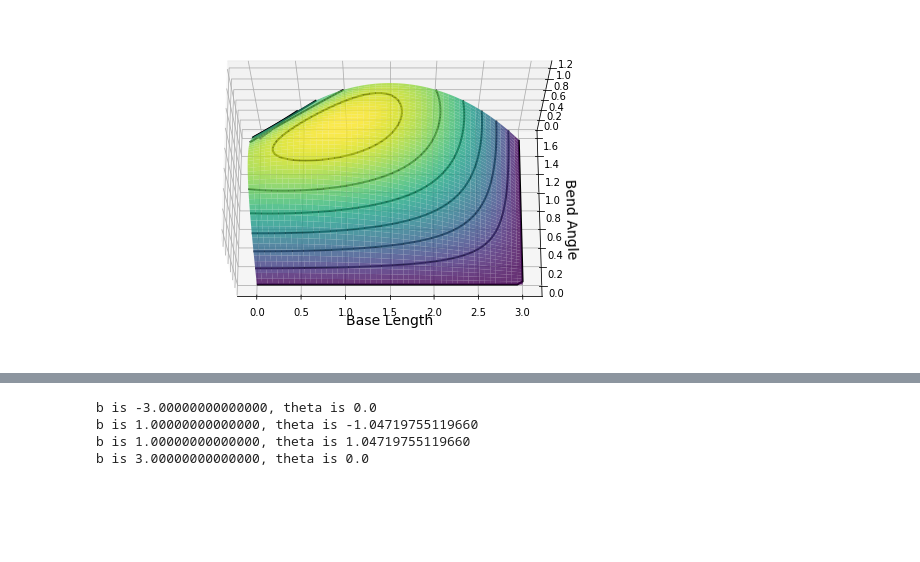
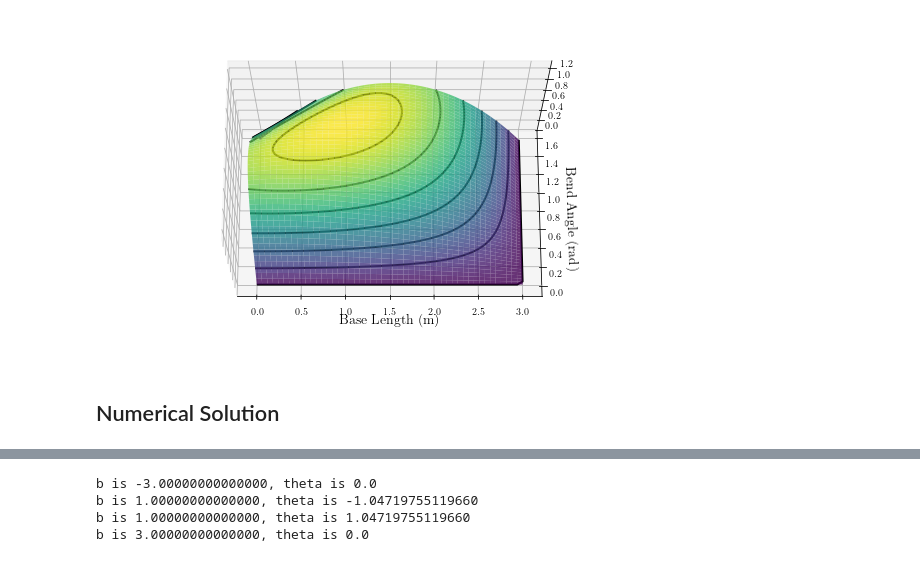
Before and after one commit to thetruejacob/CS164, a Jupyter notebook: Exact Line Search.ipynb, the cells around one changed output, grey strips where cells are left out. Drawn from its saved outputs; the diff is of its cells as text; code cells hidden in the pictures; blank space fills up the shorter version.

```diff
--- a/Exact Line Search.ipynb
+++ b/Exact Line Search.ipynb
@@ -9,0 +22,15 @@ $$ A(b,\theta) = ab \sin(\theta) + a^2 \sin(\theta)  \cos(\theta)  = a \sin(\the
+# %%
+fig, ax = plt.subplots(figsize = (10,6))
+plt.rc('text', usetex=True)
+plt.rc('font', family='serif')
+CS = ax.contour(b, theta, area,  colors = 'black', antialiased = True)
+plt.clabel(CS, inline=1, fmt = '%1.1f', fontsize=10)
+plt.imshow(area, extent = [0, 3, 0, np.pi/2], origin = 'lower', cmap='viridis', alpha = 0.6)
+
+# plt.title('Area as function of Base Length and Bend Angle', fontsize=20)
+plt.xlabel(r'Base Length (m)', fontsize=18)
+plt.ylabel(r'Bend Angle ($\textrm{rad}$)', fontsize=18)
+
+plt.savefig("Unconstrained Optimization/2dplot.png", bbox_inches='tight')
+
+plt.show()
@@ -10,27 +39,22 @@ $$ A(b,\theta) = ab \sin(\theta) + a^2 \sin(\theta)  \cos(\theta)  = a \sin(\the
 # %%
-import numpy as np
-import matplotlib.pyplot as plt
-from matplotlib import cm
-from mpl_toolkits.mplot3d import Axes3D
-import seaborn as sns
-
-b = np.linspace(0, 3)
-theta = np.linspace(0, np.pi/2)
-b, theta = np.meshgrid(b, theta)
-
-area =  0.5 * (3-b) * np.sin(theta) * (b + 0.5 * (3-b)* np.cos(theta))
-
 fig = plt.figure(figsize = (10, 6))
 ax = fig.gca(projection='3d')
+plt.rc('text', usetex=True)
+plt.rc('font', family='serif')
 surf = ax.plot_surface(b, theta, area, cmap = 'viridis',
                        linewidth = 0.01, antialiased = True, alpha = 0.8)
 cset = ax.contour(b, theta, area, zdir='b',  colors = 'black', linewidths = 2)
 ax.view_init(elev=70, azim=-90)
 
 
 # plt.title('Area as function of Base Length and Bend Angle', fontsize=20)
-plt.xlabel('Base Length', fontsize=14)
-plt.ylabel('Bend Angle', fontsize=14)
+plt.xlabel(r'Base Length (m)', fontsize=14)
+plt.ylabel(r'Bend Angle ($\textrm{rad}$)', fontsize=14)
+
+plt.savefig("Unconstrained Optimization/3dplot.png", bbox_inches='tight')
+
 plt.show()
 # %% [output]
-[figure, old version]
+[figure, new version]
+# %% [markdown]
+## Numerical Solution
```
Also changed, not shown: parts of 12 cells of this notebook, 6 other files.
